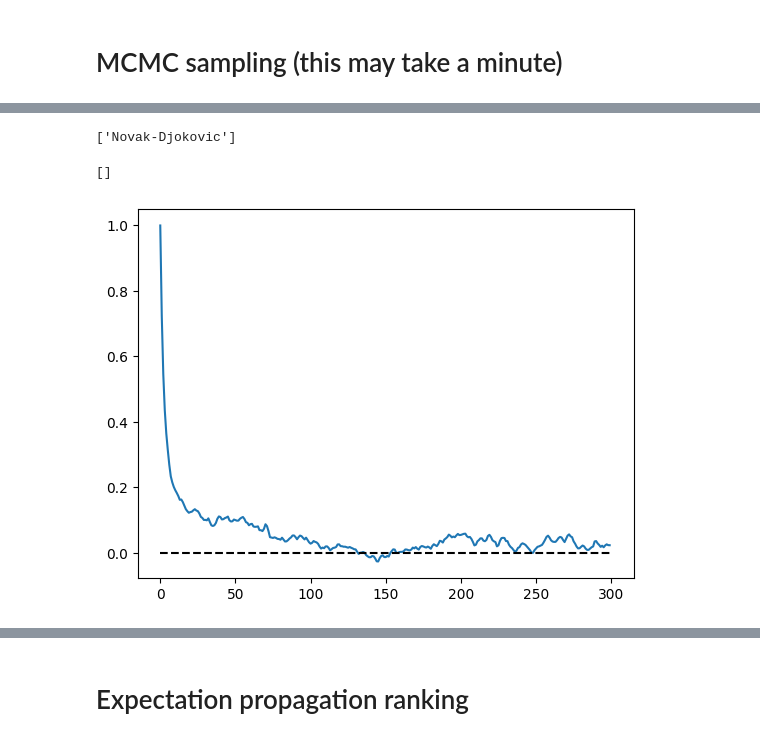
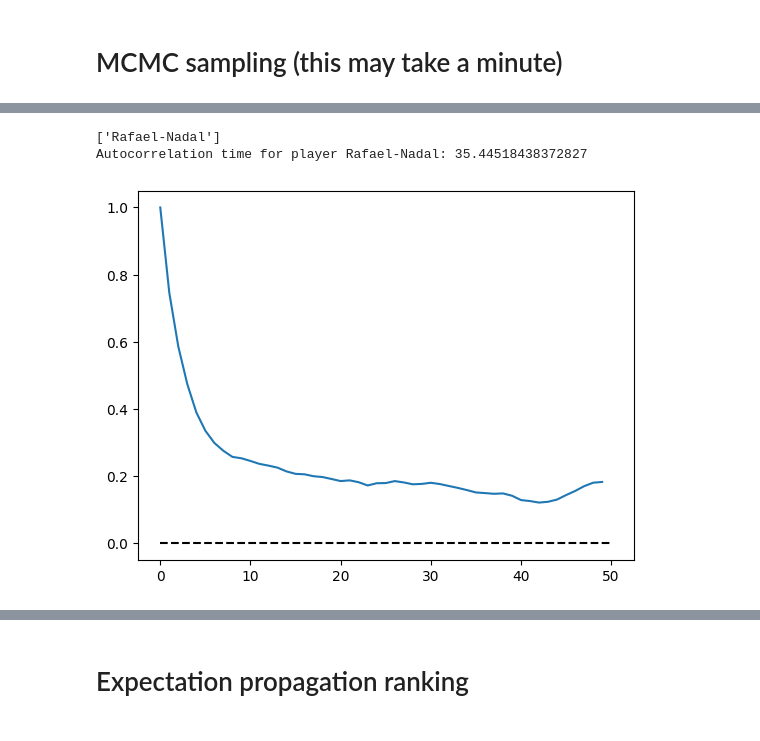
Before and after one commit to KaedeZzz/4F13-CW2, a Jupyter notebook: coursework2.ipynb, the cells around one changed output, grey strips where cells are left out. Cells and saved outputs as stored; diff of their text form; code cells hidden in the pictures.

```diff
--- a/coursework2.ipynb
+++ b/coursework2.ipynb
@@ -43,15 +57,17 @@ Acceptance rate: 0.448
 # %%
 # plotting the autocorrelation function for player i
-i = 15
-l = 300
+i = 0
+l = 500
+max_display = 50
 autocor = np.zeros(l)
 print(W[i])
 for t in range(l):
     autocor[t]=pandas.Series.autocorr(pandas.Series(skill_samples[i,:]),lag=t)
-plt.plot(autocor)
-plt.plot([0,l],[0,0],'k--')
-plt.plot()
+plt.plot(autocor[:max_display])
+plt.plot([0,max_display],[0,0],'k--')
+autocor_time = np.sum(autocor) * 2 - 1
+print(f'Autocorrelation time for player {W[i][0]}: {autocor_time}')
 # %% [output]
-['Novak-Djokovic']
+['Rafael-Nadal']
+Autocorrelation time for player Rafael-Nadal: 35.44518438372827
-[]
-[figure, old version]
+[figure, new version]
```
Also changed, not shown: parts of 17 cells of this notebook.
